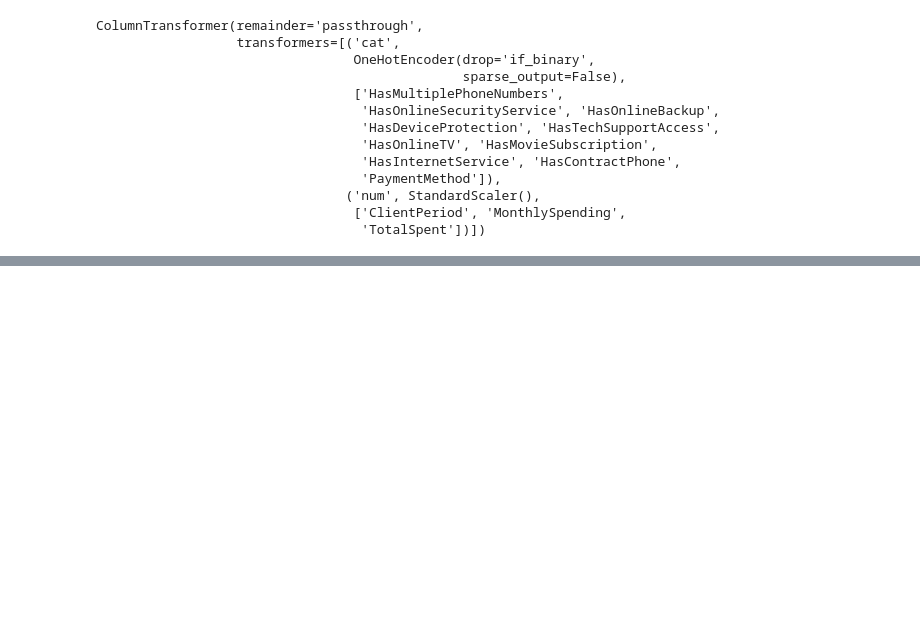
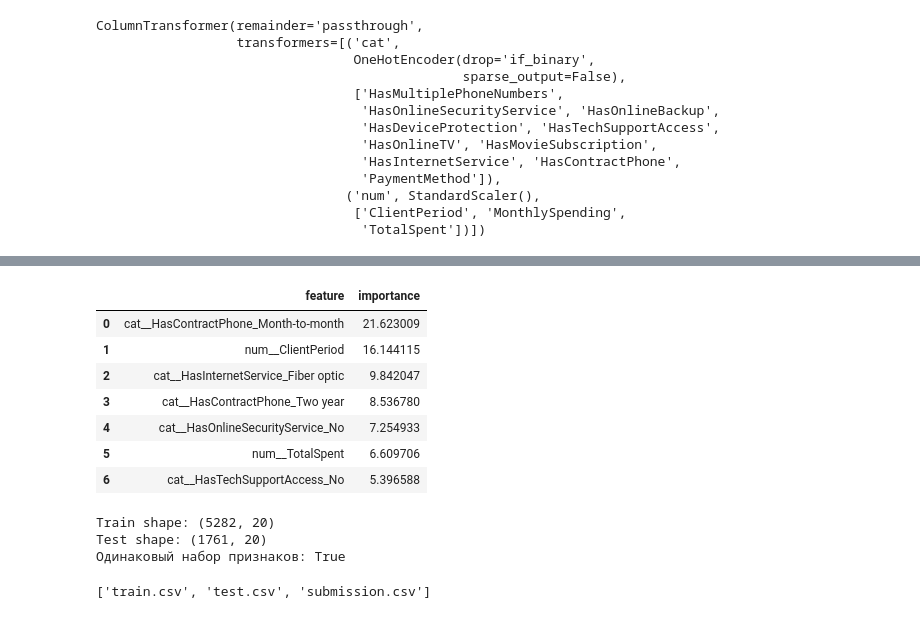
Before and after one commit to thegrimeater/hw_linear_models_li_sergey, a Jupyter notebook: binary_classification.ipynb, the cells around one changed output, grey strips where cells are left out. Drawn from its saved outputs; the diff is of its cells as text; code cells hidden in the pictures; blank space fills up the shorter version.

Commit message:
Classification: top 7 + submission

```diff
--- a/binary_classification.ipynb
+++ b/binary_classification.ipynb
@@ -301,0 +339,65 @@ sns.heatmap(corr, mask=mask, cmap=cmap, vmax=.3, center=0,
+# %%
+feature_name = best_pipe.named_steps["preprocessor"].get_feature_names_out()
+clf = best_pipe.named_steps["classifier"]
+
+feature_importance = (
+    pd.DataFrame({
+        "feature": feature_name,
+        "importance": clf.feature_importances_
+    })
+    .sort_values("importance", ascending=False)
+    .reset_index(drop=True)
+)
+
+top7 = feature_importance.head(7)
+top7
+# %% [output]
+|  | feature | importance |
+| 0 | cat__HasContractPhone_Month-to-month | 21.623009 |
+| 1 | num__ClientPeriod | 16.144115 |
+| 2 | cat__HasInternetService_Fiber optic | 9.842047 |
+| 3 | cat__HasContractPhone_Two year | 8.536780 |
+| 4 | cat__HasOnlineSecurityService_No | 7.254933 |
+| 5 | num__TotalSpent | 6.609706 |
+| 6 | cat__HasTechSupportAccess_No | 5.396588 |
+# %%
+def prepare_test_data(test_df, total_spent_mean):
+    result = test_df.copy()
+
+    result = result.replace(" ", np.nan)
+    result["TotalSpent"] = result["TotalSpent"].astype(float)
+    result["TotalSpent"] = result["TotalSpent"].fillna(total_spent_mean)
+
+    result["Sex"] = result["Sex"].map({"Male": 1, "Female": 0}).astype(int)
+
+    yes_no_columns = [
+        "HasPartner",
+        "HasChild",
+        "HasPhoneService",
+        "IsBillingPaperless",
+    ]
+    result[yes_no_columns] = (
+        result[yes_no_columns]
+        .replace({"Yes": 1, "No": 0})
+        .astype(int)
+    )
+
+    result["Family"] = result[family_col].sum(axis=1)
+    result["Movie_service"] = result[movie_col].eq("Yes").sum(axis=1)
+    result["Tech_Service"] = result[tech_col].eq("Yes").sum(axis=1)
+
+    result = result.drop(columns=family_col)
+
+    return result
+
+total_spent_mean = df["TotalSpent"].mean()
+X_test_ready = prepare_test_data(X_test, total_spent_mean)
+
+print("Train shape:", X_train.shape)
+print("Test shape:", X_test_ready.shape)
+print("Одинаковый набор признаков:",
+      list(X_train.columns) == list(X_test_ready.columns))
+# %% [output]
+Train shape: (5282, 20)
+Test shape: (1761, 20)
+Одинаковый набор признаков: True
@@ -301,0 +409,4 @@ sns.heatmap(corr, mask=mask, cmap=cmap, vmax=.3, center=0,
+# %%
+print(os.listdir(path))
+# %% [output]
+['train.csv', 'test.csv', 'submission.csv']
```
Also changed, not shown: parts of 14 cells of this notebook, 5 other files.
